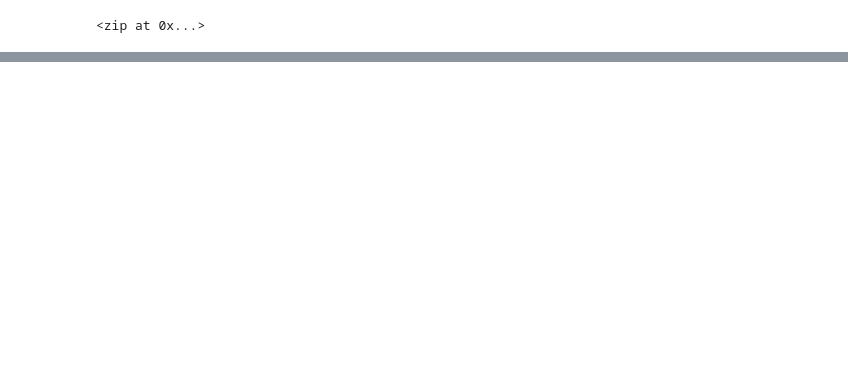
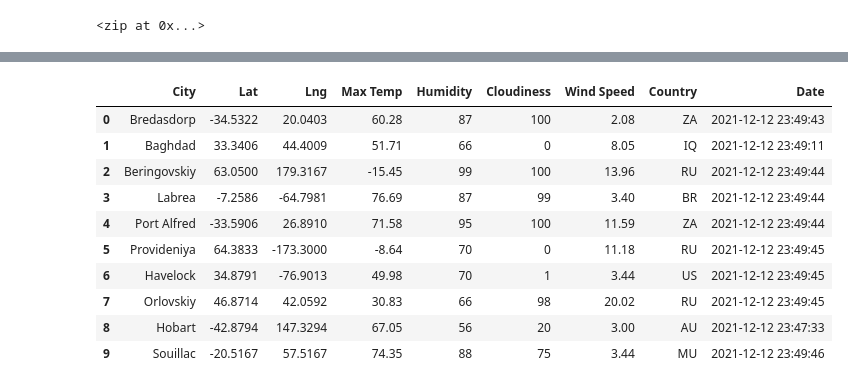
Before and after one commit to jathuson/World_Weather_Analysis, a Jupyter notebook: WeatherPy.ipynb, the cells around one changed output, grey strips where cells are left out. Cells and saved outputs as stored; diff of their text form; code cells hidden in the pictures; blank space fills up the shorter version.

Commit message:
city data

```diff
--- a/WeatherPy.ipynb
+++ b/WeatherPy.ipynb
@@ -32,0 +41,2 @@ len(cities)
+# %%
+url = "http://api.openweathermap.org/data/2.5/weather?units=Imperial&APPID=" + weather_api_key
@@ -32,0 +127,16 @@ len(cities)
+# %%
+# Convert the array of dictionaries to a Pandas DataFrame.
+city_data_df = pd.DataFrame(city_data)
+city_data_df.head(10)
+# %% [output]
+|  | City | Lat | Lng | Max Temp | Humidity | Cloudiness | Wind Speed | Country | Date |
+| 0 | Bredasdorp | -34.5322 | 20.0403 | 60.28 | 87 | 100 | 2.08 | ZA | 2021-12-12 23:49:43 |
+| 1 | Baghdad | 33.3406 | 44.4009 | 51.71 | 66 | 0 | 8.05 | IQ | 2021-12-12 23:49:11 |
+| 2 | Beringovskiy | 63.0500 | 179.3167 | -15.45 | 99 | 100 | 13.96 | RU | 2021-12-12 23:49:44 |
+| 3 | Labrea | -7.2586 | -64.7981 | 76.69 | 87 | 99 | 3.40 | BR | 2021-12-12 23:49:44 |
+| 4 | Port Alfred | -33.5906 | 26.8910 | 71.58 | 95 | 100 | 11.59 | ZA | 2021-12-12 23:49:44 |
+| 5 | Provideniya | 64.3833 | -173.3000 | -8.64 | 70 | 0 | 11.18 | RU | 2021-12-12 23:49:45 |
+| 6 | Havelock | 34.8791 | -76.9013 | 49.98 | 70 | 1 | 3.44 | US | 2021-12-12 23:49:45 |
+| 7 | Orlovskiy | 46.8714 | 42.0592 | 30.83 | 66 | 98 | 20.02 | RU | 2021-12-12 23:49:45 |
+| 8 | Hobart | -42.8794 | 147.3294 | 67.05 | 56 | 20 | 3.00 | AU | 2021-12-12 23:47:33 |
+| 9 | Souillac | -20.5167 | 57.5167 | 74.35 | 88 | 75 | 3.44 | MU | 2021-12-12 23:49:46 |
```
Also changed, not shown: parts of 7 cells of this notebook, 3 other files.
